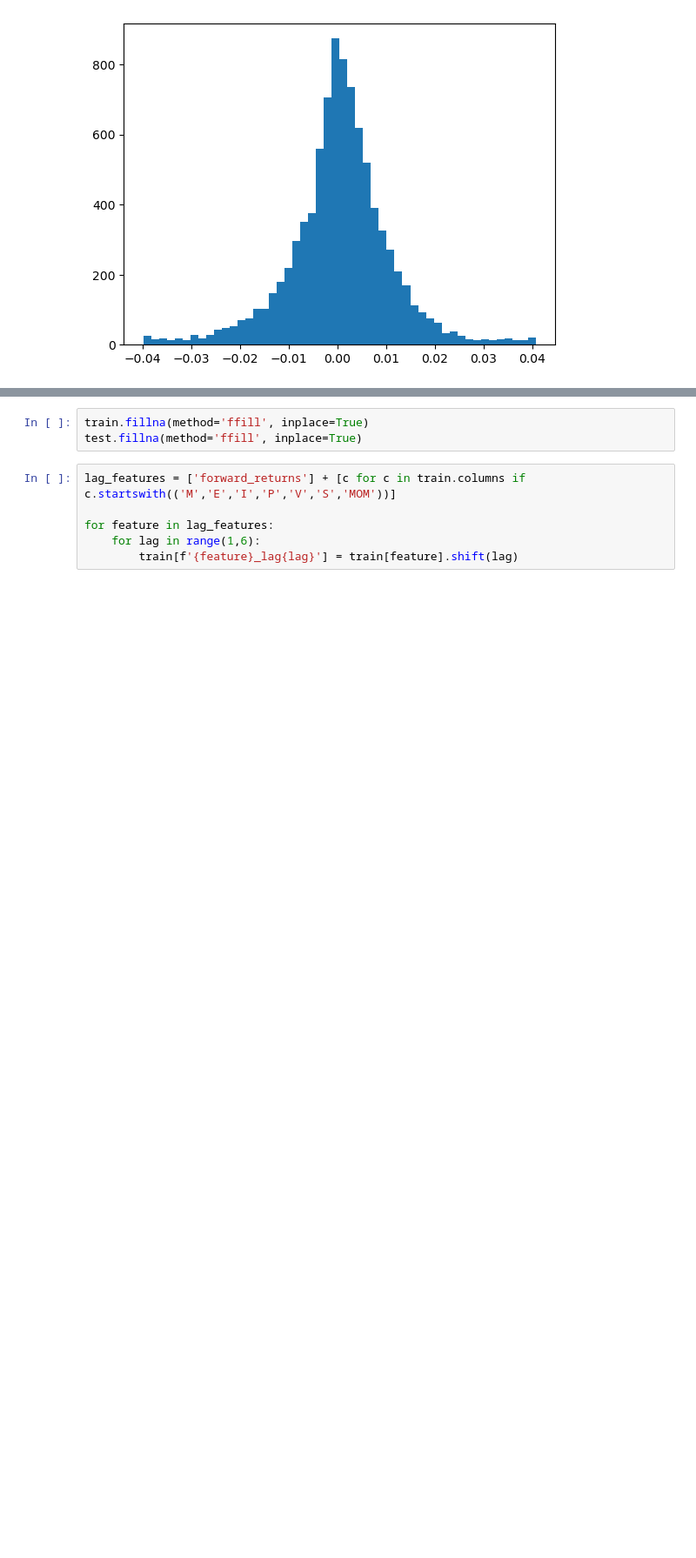
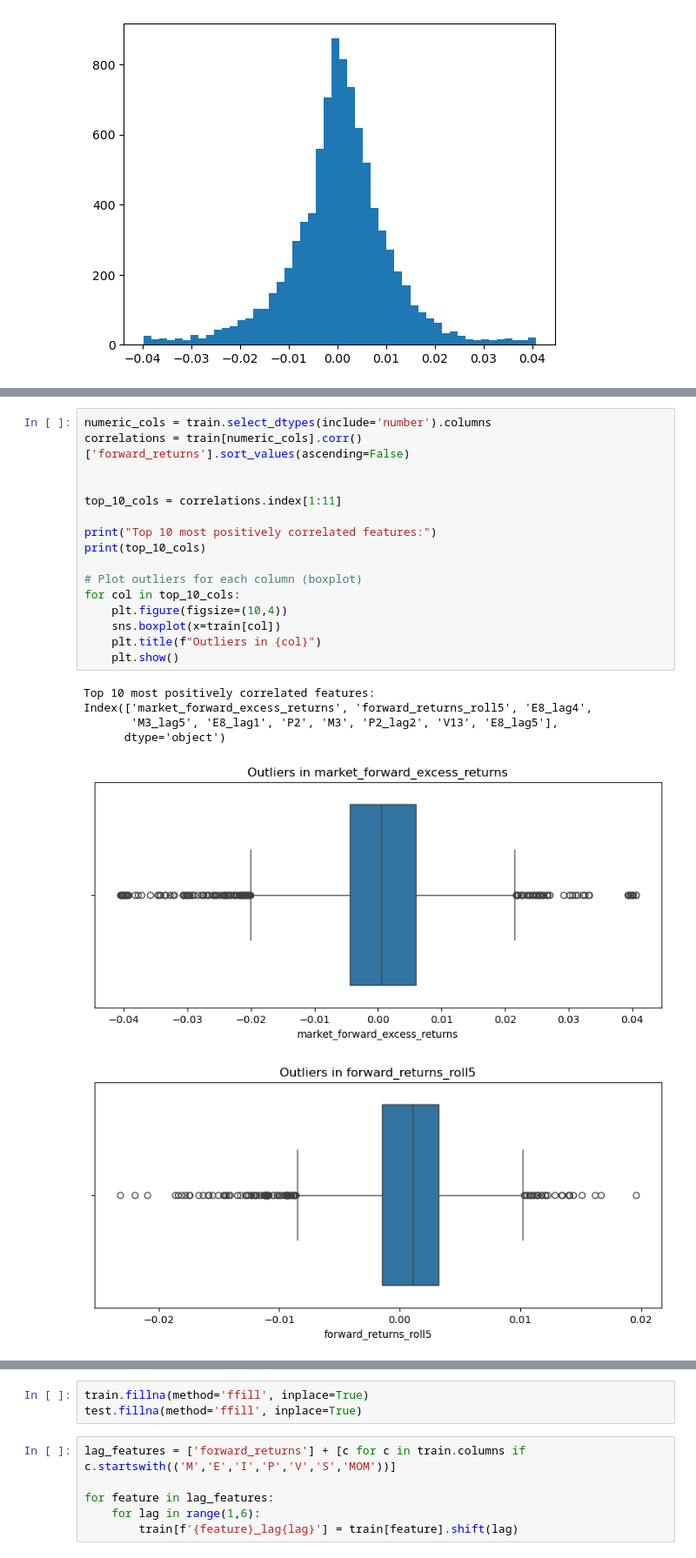
Before and after one commit to SidSrinath/ML_Project, a Jupyter notebook: ML_Proj.ipynb, the cells around one changed output, grey strips where cells are left out. Shown: that part at 87% size. Drawn from its saved outputs; the diff is of its cells as text; blank space fills up the shorter version.

```diff
--- a/ML_Proj.ipynb
+++ b/ML_Proj.ipynb
@@ -38,0 +62,23 @@ Length: 98, dtype: int64
+# %%
+numeric_cols = train.select_dtypes(include='number').columns
+correlations = train[numeric_cols].corr()['forward_returns'].sort_values(ascending=False)
+
+
+top_10_cols = correlations.index[1:11]
+
+print("Top 10 most positively correlated features:")
+print(top_10_cols)
+
+# Plot outliers for each column (boxplot)
+for col in top_10_cols:
+    plt.figure(figsize=(10,4))
+    sns.boxplot(x=train[col])
+    plt.title(f"Outliers in {col}")
+    plt.show()
+# %% [output]
+Top 10 most positively correlated features:
+Index(['market_forward_excess_returns', 'forward_returns_roll5', 'E8_lag4',
+       'M3_lag5', 'E8_lag1', 'P2', 'M3', 'P2_lag2', 'V13', 'E8_lag5'],
+      dtype='object')
+[figure, added]
+[figure, added]
```
Also changed, not shown: parts of 8 cells of this notebook, 2 other files.
